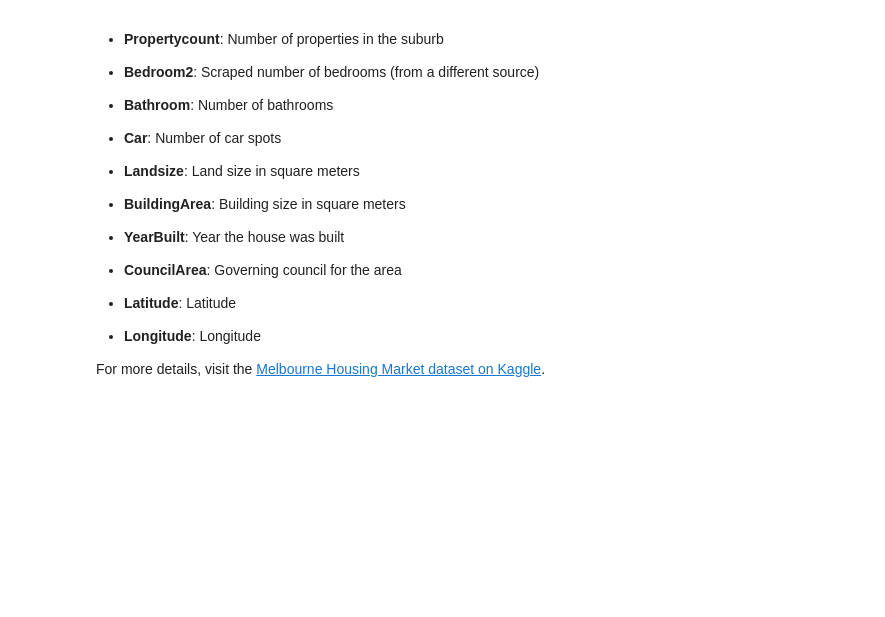
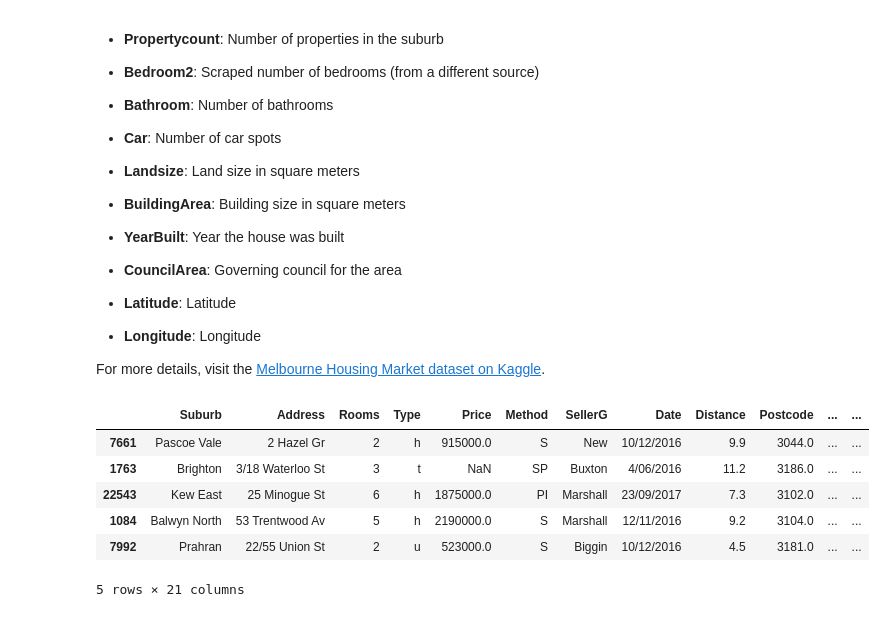
Before and after one commit to TariqAlhathloul/T55_DataScienceBootCamp, a Jupyter notebook: DataScienceBootCamp/HandlingMissingValues.ipynb, the cells around one changed output. Cells and saved outputs as stored; diff of their text form; code cells hidden in the pictures; blank space fills up the shorter version.

```diff
--- a/DataScienceBootCamp/HandlingMissingValues.ipynb
+++ b/DataScienceBootCamp/HandlingMissingValues.ipynb
@@ -74,3 +74,14 @@ For more details, visit the [Melbourne Housing Market dataset on Kaggle](https:/
 # %%
 import pandas as pd
 from sklearn.model_selection import train_test_split
+# %%
+df = pd.read_csv('DataSets/Melbourne_housing_FULL.csv')
+df.sample(5)
+# %% [output]
+|  | Suburb | Address | Rooms | Type | Price | Method | SellerG | Date | Distance | Postcode | ... | ... |
+| 7661 | Pascoe Vale | 2 Hazel Gr | 2 | h | 915000.0 | S | New | 10/12/2016 | 9.9 | 3044.0 | ... | ... |
+| 1763 | Brighton | 3/18 Waterloo St | 3 | t | NaN | SP | Buxton | 4/06/2016 | 11.2 | 3186.0 | ... | ... |
+| 22543 | Kew East | 25 Minogue St | 6 | h | 1875000.0 | PI | Marshall | 23/09/2017 | 7.3 | 3102.0 | ... | ... |
+| 1084 | Balwyn North | 53 Trentwood Av | 5 | h | 2190000.0 | S | Marshall | 12/11/2016 | 9.2 | 3104.0 | ... | ... |
+| 7992 | Prahran | 22/55 Union St | 2 | u | 523000.0 | S | Biggin | 10/12/2016 | 4.5 | 3181.0 | ... | ... |
+5 rows × 21 columns
```
Also changed, not shown: parts of 5 cells of this notebook, 1 other file.
